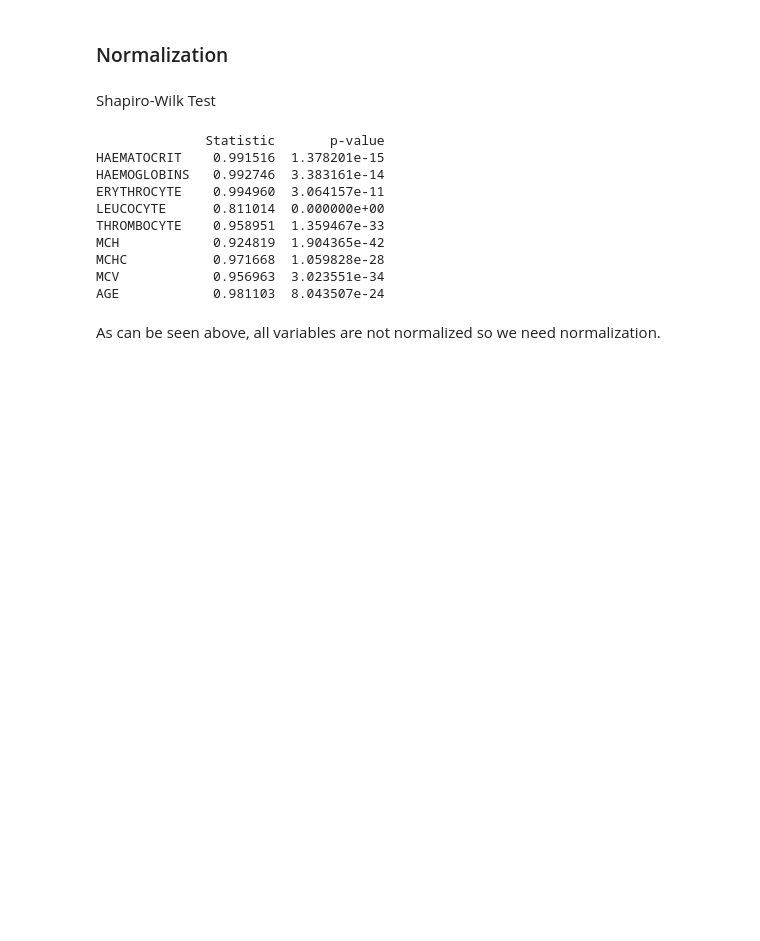
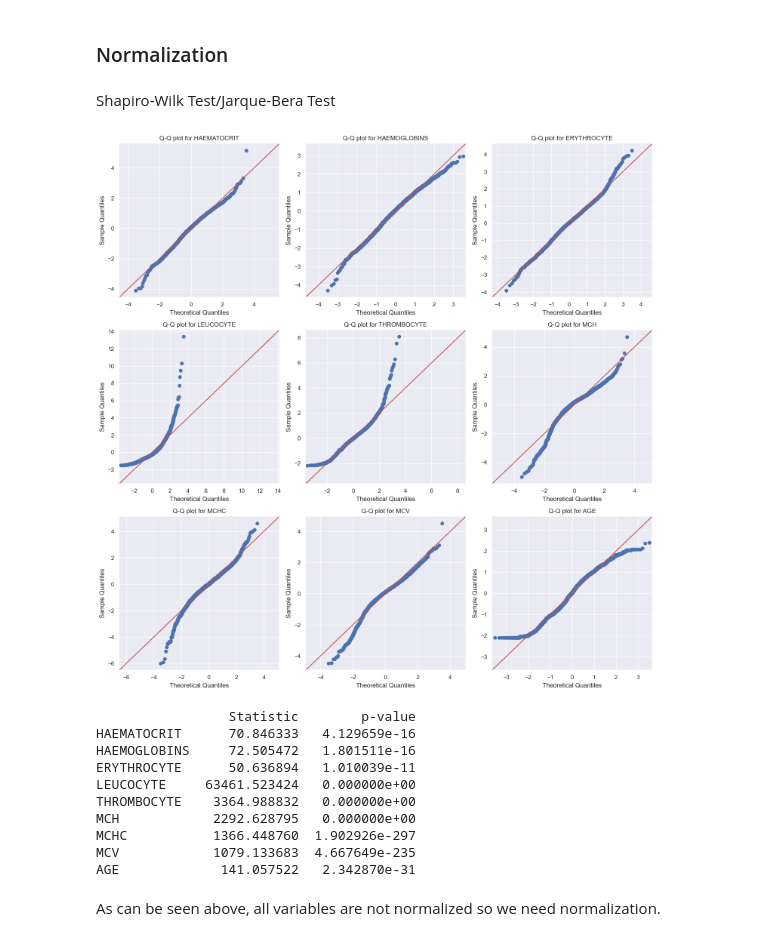
Before and after one commit to ChopinNo3Op9/EHC_Classification, a Jupyter notebook: ehc-classification.ipynb, the cells around one changed output. Drawn from its saved outputs; the diff is of its cells as text; code cells hidden in the pictures; blank space fills up the shorter version.

```diff
--- a/ehc-classification.ipynb
+++ b/ehc-classification.ipynb
@@ -171,34 +170,56 @@ plt.show()
 # %% [markdown]
 ### Normalization
 # %% [markdown]
-Shapiro-Wilk Test
+Shapiro-Wilk Test/Jarque-Bera Test
 # %%
 # Assume df_robust is your DataFrame with robust scaling applied to the necessary columns
 numeric_cols = ['HAEMATOCRIT', 'HAEMOGLOBINS', 'ERYTHROCYTE', 'LEUCOCYTE', 'THROMBOCYTE', 'MCH', 'MCHC', 'MCV', 'AGE']
 
 # Initialize a dictionary to store test results
 normality_results = {}
 
-# Applying the Shapiro-Wilk test for each numeric column
-for column in numeric_cols:
-    stat, p = shapiro(data[column])
+# Determine the grid size for subplots
+n_cols = 3  # Number of columns in the grid
+n_rows = (len(numeric_cols) + n_cols - 1) // n_cols  # Calculate rows needed, rounded up
+
+# Create a figure with subplots
+fig, axes = plt.subplots(nrows=n_rows, ncols=n_cols, figsize=(15, 5 * n_rows))
+axes = axes.flatten()  # Flatten the axes array for easier iteration
+
+# Loop through each column to plot
+for i, column in enumerate(numeric_cols):
+    # Perform Jarque-Bera test
+    stat, p = jarque_bera(data[column])
     normality_results[column] = {'Statistic': stat, 'p-value': p}
 
+    # Plot Q-Q plot in the respective subplot
+    sm.qqplot(data[column], line='45', fit=True, ax=axes[i])
+    axes[i].set_title(f'Q-Q plot for {column}')
+
+# Adjust layout to prevent overlap
+plt.tight_layout()
+
+# Hide any unused subplots if the number of plots isn't a perfect fit for the grid
+for ax in axes[len(numeric_cols):]:
+    ax.set_visible(False)
+
+# Show the plot grid
+plt.show()
 # Convert results to a DataFrame for better visualization
 normality_test_df = pd.DataFrame(normality_results).T  # Transpose to have columns as headers
-
 print(normality_test_df)
 # %% [output]
+[figure, added]
-              Statistic       p-value
-HAEMATOCRIT    0.991516  1.378201e-15
-HAEMOGLOBINS   0.992746  3.383161e-14
-ERYTHROCYTE    0.994960  3.064157e-11
-LEUCOCYTE      0.811014  0.000000e+00
-THROMBOCYTE    0.958951  1.359467e-33
-MCH            0.924819  1.904365e-42
-MCHC           0.971668  1.059828e-28
-MCV            0.956963  3.023551e-34
-AGE            0.981103  8.043507e-24
+                 Statistic        p-value
+HAEMATOCRIT      70.846333   4.129659e-16
+HAEMOGLOBINS     72.505472   1.801511e-16
+ERYTHROCYTE      50.636894   1.010039e-11
+LEUCOCYTE     63461.523424   0.000000e+00
+THROMBOCYTE    3364.988832   0.000000e+00
+MCH            2292.628795   0.000000e+00
+MCHC           1366.448760  1.902926e-297
+MCV            1079.133683  4.667649e-235
+AGE             141.057522   2.342870e-31
 # %% [markdown]
 As can be seen above, all variables are not normalized so we need normalization.
 # %% [markdown]
```
Also changed, not shown: parts of 7 cells of this notebook.
